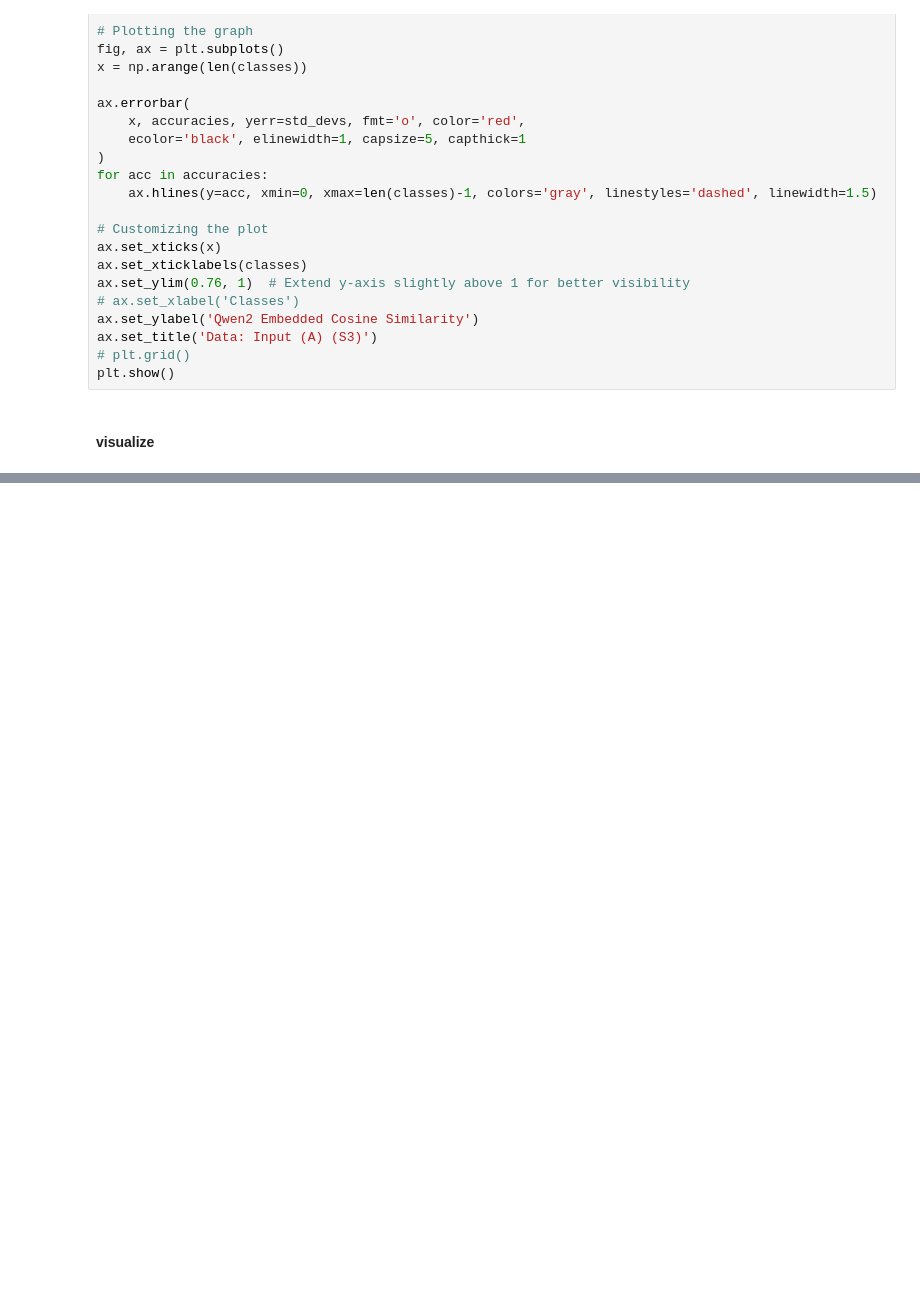
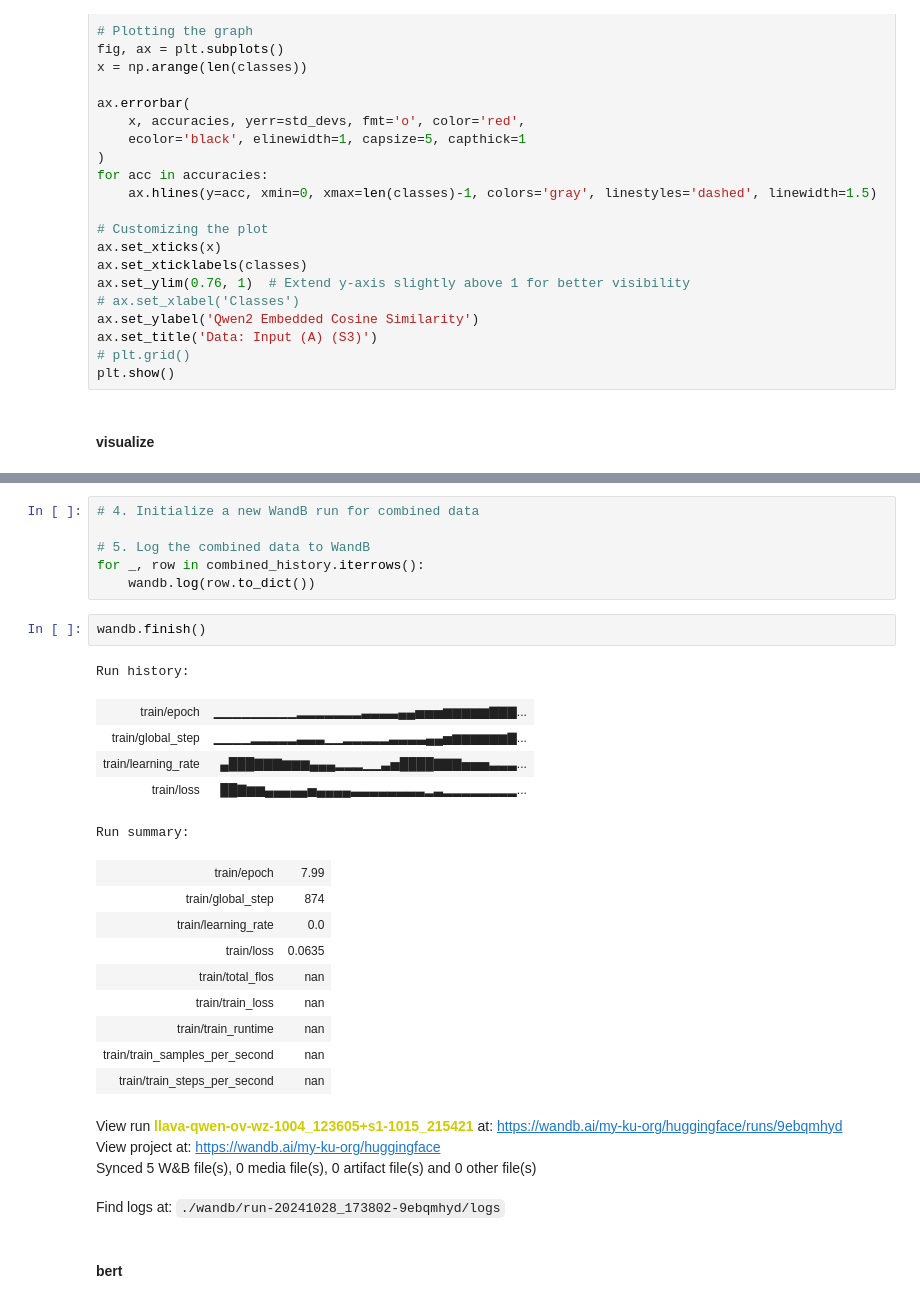
Before and after one commit to amew0/LLaVA-NeXT, a Jupyter notebook: docs/LLaVA_OneVision_Tutorials.ipynb, the cells around one changed output, grey strips where cells are left out. Cells and saved outputs as stored; diff of their text form; blank space fills up the shorter version.

```diff
--- a/docs/LLaVA_OneVision_Tutorials.ipynb
+++ b/docs/LLaVA_OneVision_Tutorials.ipynb
@@ -598,0 +652,30 @@ plt.show()
+# %%
+# 4. Initialize a new WandB run for combined data
+
+# 5. Log the combined data to WandB
+for _, row in combined_history.iterrows():
+    wandb.log(row.to_dict())
+# %%
+wandb.finish()
+# %% [output]
+Run history:
+| train/epoch | ▁▁▁▁▁▁▁▁▁▂▂▂▂▂▂▂▃▃▃▃▄▄▅▅▅▆▆▆▆▆▇▇▇... |
+| train/global_step | ▁▁▁▁▂▂▂▂▂▃▃▃▁▁▂▂▂▂▂▃▃▃▃▄▄▅▆▆▆▆▆▆▇... |
+| train/learning_rate | ▄███▇▇▇▆▆▆▄▄▄▂▂▂▁▁▃▅████▇▇▇▅▅▅▃▃▃... |
+| train/loss | ██▇▆▆▄▄▄▄▄▅▄▄▄▄▃▃▃▃▃▃▃▃▂▃▂▂▂▂▂▂▂▂... |
+Run summary:
+| train/epoch | 7.99 |
+| train/global_step | 874 |
+| train/learning_rate | 0.0 |
+| train/loss | 0.0635 |
+| train/total_flos | nan |
+| train/train_loss | nan |
+| train/train_runtime | nan |
+| train/train_samples_per_second | nan |
+| train/train_steps_per_second | nan |
+View run llava-qwen-ov-wz-1004_123605+s1-1015_215421 at: https://wandb.ai/my-ku-org/huggingface/runs/9ebqmhyd
+View project at: https://wandb.ai/my-ku-org/huggingface
+Synced 5 W&B file(s), 0 media file(s), 0 artifact file(s) and 0 other file(s)
+Find logs at: ./wandb/run-20241028_173802-9ebqmhyd/logs
+# %% [markdown]
+#### bert
```
Also changed, not shown: parts of 46 cells of this notebook, 5 other files.
